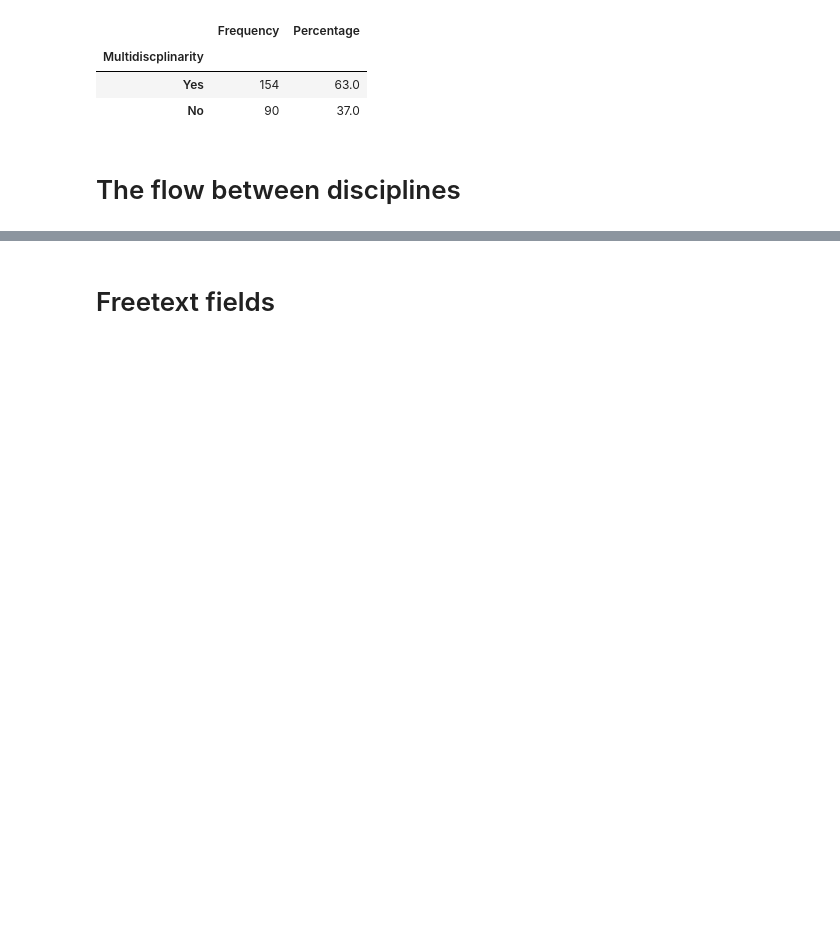
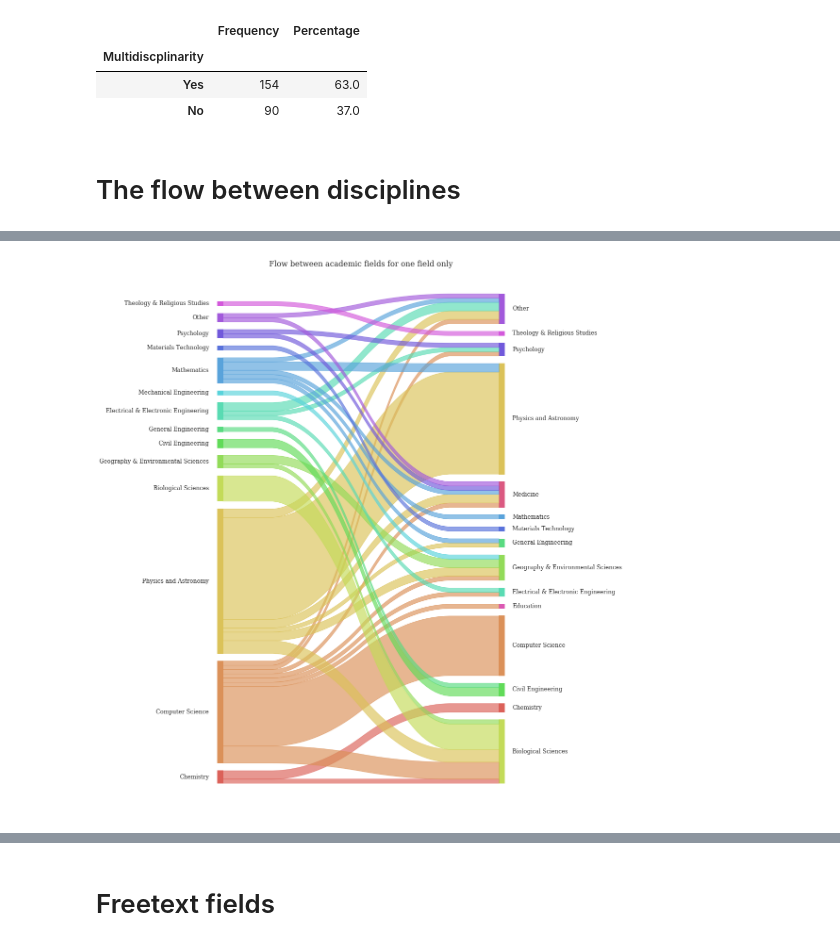
Before and after one commit to softwaresaved/survey_additional_analysis, a Jupyter notebook: Interdisciplinary aspects of Research Software Engineers in Uk.ipynb, the cells around one changed output, grey strips where cells are left out. Saved outputs shown, nothing was run; the diff lists cells and outputs as text; code cells hidden in the pictures; blank space fills up the shorter version.

```diff
--- a/Interdisciplinary aspects of Research Software Engineers in Uk.ipynb
+++ b/Interdisciplinary aspects of Research Software Engineers in Uk.ipynb
@@ -221,0 +262,17 @@ plt.show()
+# %%
+# Transform the wide format into a long format
+one_field_df = pd.melt(edu_df.loc[edu_df['Multidisciplinarity'] == 'No'].iloc[:,:-2], id_vars=edu_field[0])
+one_field_df = one_field_df[one_field_df['value'] != 'No'].drop(['variable'], axis=1)
+# Rename the columns as origin and destination
+one_field_df.columns = ['origin', 'destination']
+# reset the index
+one_field_df = one_field_df.reset_index()
+one_field_df.drop('index', axis=1, inplace=True)
+# %%
+# Plotting the sankey plot for all the participants
+sankey.sankey(one_field_df['origin'], one_field_df['destination'], aspect=20, fontsize=12)
+plt.gcf().set_size_inches(12,21)
+plt.title('Flow between academic fields for one field only', fontsize=16)
+plt.show()
+# %% [output]
+[figure, added]
```
Also changed, not shown: parts of 12 cells of this notebook.
